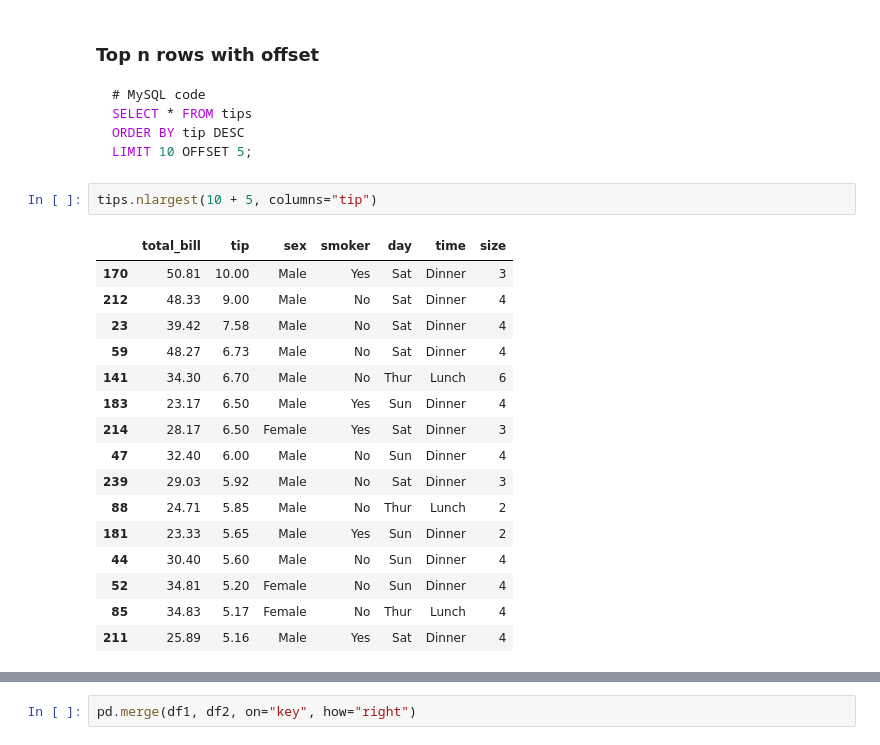
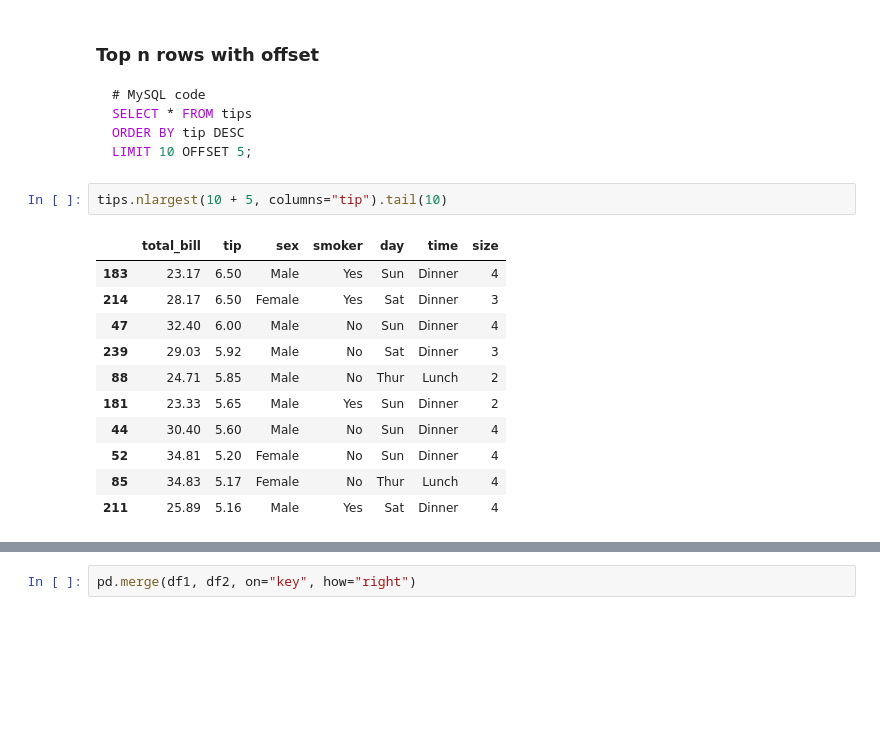
Before and after one commit to stevenkhwun/P4DS, a Jupyter notebook: SQL_in_Python_3.ipynb, the cells around one changed output, grey strips where cells are left out. Cells and saved outputs as stored; diff of their text form; blank space fills up the shorter version.

````diff
--- a/SQL_in_Python_3.ipynb
+++ b/SQL_in_Python_3.ipynb
@@ -118,14 +118,9 @@ ORDER BY tip DESC
 LIMIT 10 OFFSET 5;
 ```
 # %%
-tips.nlargest(10 + 5, columns="tip")
+tips.nlargest(10 + 5, columns="tip").tail(10)
 # %% [output]
 |  | total_bill | tip | sex | smoker | day | time | size |
-| 170 | 50.81 | 10.00 | Male | Yes | Sat | Dinner | 3 |
-| 212 | 48.33 | 9.00 | Male | No | Sat | Dinner | 4 |
-| 23 | 39.42 | 7.58 | Male | No | Sat | Dinner | 4 |
-| 59 | 48.27 | 6.73 | Male | No | Sat | Dinner | 4 |
-| 141 | 34.30 | 6.70 | Male | No | Thur | Lunch | 6 |
 | 183 | 23.17 | 6.50 | Male | Yes | Sun | Dinner | 4 |
 | 214 | 28.17 | 6.50 | Female | Yes | Sat | Dinner | 3 |
 | 47 | 32.40 | 6.00 | Male | No | Sun | Dinner | 4 |
````
Also changed, not shown: parts of 3 cells of this notebook.
